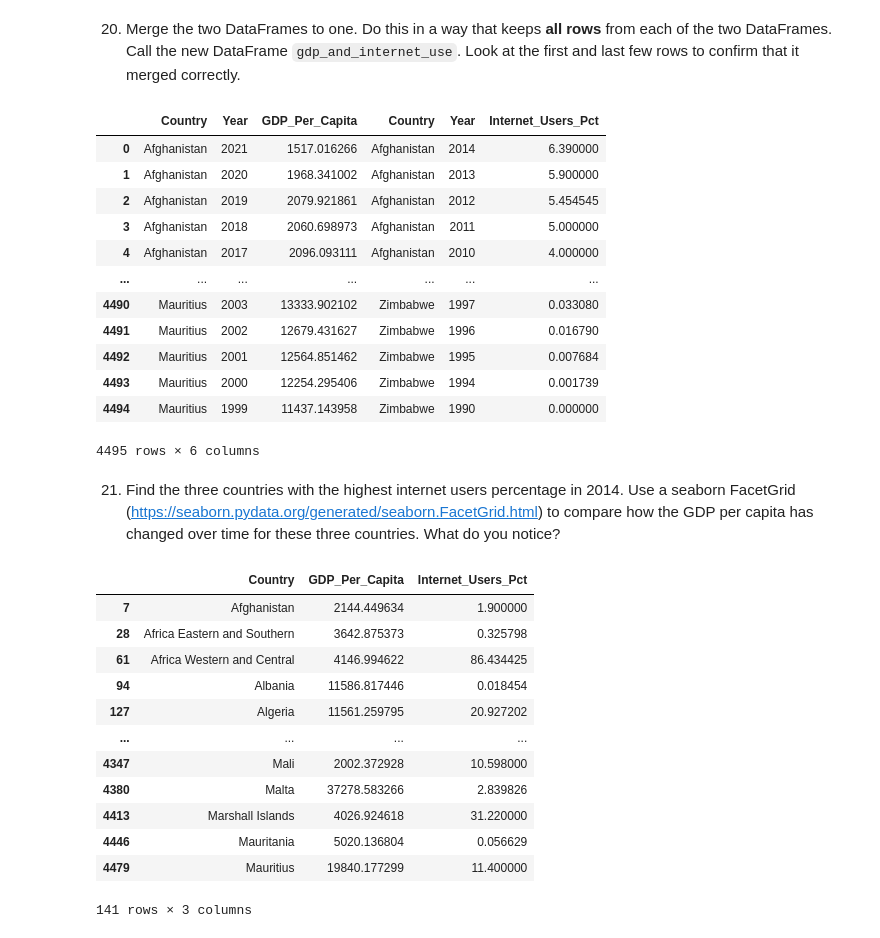
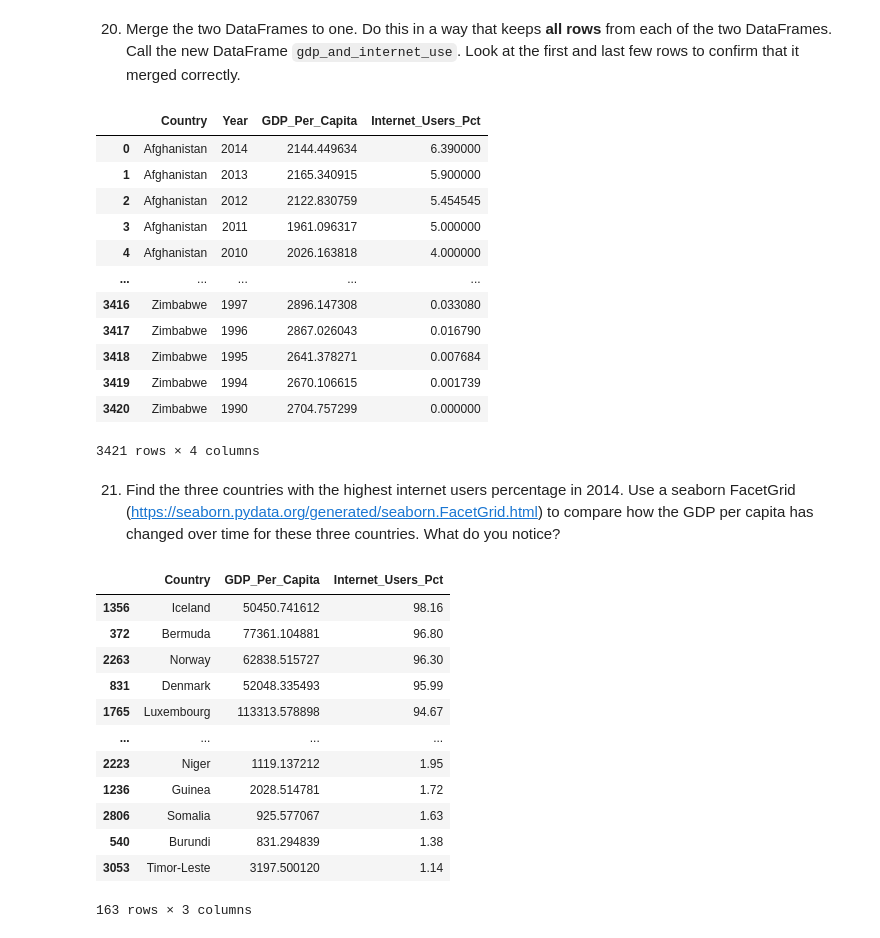
Before and after one commit to NSS-Data-Analytics-Cohort-10/gdp-and-internet-usage-rushichokshi, a Jupyter notebook: notebooks/un_notebook.ipynb, the cells around one changed output. Drawn from its saved outputs; the diff is of its cells as text; code cells hidden in the pictures.

```diff
--- a/notebooks/un_notebook.ipynb
+++ b/notebooks/un_notebook.ipynb
@@ -702,42 +702,39 @@ Answer: 16
 # %% [markdown]
 20. Merge the two DataFrames to one. Do this in a way that keeps **all rows** from each of the two DataFrames. Call the new DataFrame `gdp_and_internet_use`. Look at the first and last few rows to confirm that it merged correctly.
 # %%
-gdp_and_internet_use=pd.concat([gdp_df,internet_df],axis=1,join="inner")
+gdp_and_internet_use=gdp_df.merge(internet_df,how='inner',on=['Country','Year'])
 #if you want to drop duplicated columns, you would enter this: gdp_and_internet_use=gdp_and_internet_use.loc[:,~gdp_and_internet_use.columns.duplicated()]
 gdp_and_internet_use
 # %% [output]
-|  | Country | Year | GDP_Per_Capita | Country | Year | Internet_Users_Pct |
-| 0 | Afghanistan | 2021 | 1517.016266 | Afghanistan | 2014 | 6.390000 |
-| 1 | Afghanistan | 2020 | 1968.341002 | Afghanistan | 2013 | 5.900000 |
-| 2 | Afghanistan | 2019 | 2079.921861 | Afghanistan | 2012 | 5.454545 |
-| 3 | Afghanistan | 2018 | 2060.698973 | Afghanistan | 2011 | 5.000000 |
-| 4 | Afghanistan | 2017 | 2096.093111 | Afghanistan | 2010 | 4.000000 |
-| ... | ... | ... | ... | ... | ... | ... |
-| 4490 | Mauritius | 2003 | 13333.902102 | Zimbabwe | 1997 | 0.033080 |
-| 4491 | Mauritius | 2002 | 12679.431627 | Zimbabwe | 1996 | 0.016790 |
-| 4492 | Mauritius | 2001 | 12564.851462 | Zimbabwe | 1995 | 0.007684 |
-| 4493 | Mauritius | 2000 | 12254.295406 | Zimbabwe | 1994 | 0.001739 |
-| 4494 | Mauritius | 1999 | 11437.143958 | Zimbabwe | 1990 | 0.000000 |
+|  | Country | Year | GDP_Per_Capita | Internet_Users_Pct |
+| 0 | Afghanistan | 2014 | 2144.449634 | 6.390000 |
+| 1 | Afghanistan | 2013 | 2165.340915 | 5.900000 |
+| 2 | Afghanistan | 2012 | 2122.830759 | 5.454545 |
+| 3 | Afghanistan | 2011 | 1961.096317 | 5.000000 |
+| 4 | Afghanistan | 2010 | 2026.163818 | 4.000000 |
+| ... | ... | ... | ... | ... |
+| 3416 | Zimbabwe | 1997 | 2896.147308 | 0.033080 |
+| 3417 | Zimbabwe | 1996 | 2867.026043 | 0.016790 |
+| 3418 | Zimbabwe | 1995 | 2641.378271 | 0.007684 |
+| 3419 | Zimbabwe | 1994 | 2670.106615 | 0.001739 |
+| 3420 | Zimbabwe | 1990 | 2704.757299 | 0.000000 |
-4495 rows × 6 columns
+3421 rows × 4 columns
 # %% [markdown]
 21. Find the three countries with the highest internet users percentage in 2014. Use a seaborn FacetGrid (https://seaborn.pydata.org/generated/seaborn.FacetGrid.html) to compare how the GDP per capita has changed over time for these three countries. What do you notice?
 # %%
-gdp_internet_2014=gdp_and_internet_use.loc[:,~gdp_and_internet_use.columns.duplicated()]
-gdp_internet_2014=gdp_internet_2014.loc[:,~gdp_internet_2014.columns.duplicated()]
-gdp_internet_2014=gdp_internet_2014[gdp_internet_2014["Year"]==2014]
-gdp_internet_2014=gdp_internet_2014.drop("Year",axis=1)
+gdp_internet_2014=gdp_and_internet_use[gdp_and_internet_use['Year']==2014].drop('Year',axis=1).sort_values('Internet_Users_Pct',ascending=False)
 gdp_internet_2014
 # %% [output]
 |  | Country | GDP_Per_Capita | Internet_Users_Pct |
-| 7 | Afghanistan | 2144.449634 | 1.900000 |
-| 28 | Africa Eastern and Southern | 3642.875373 | 0.325798 |
-| 61 | Africa Western and Central | 4146.994622 | 86.434425 |
-| 94 | Albania | 11586.817446 | 0.018454 |
-| 127 | Algeria | 11561.259795 | 20.927202 |
+| 1356 | Iceland | 50450.741612 | 98.16 |
+| 372 | Bermuda | 77361.104881 | 96.80 |
+| 2263 | Norway | 62838.515727 | 96.30 |
+| 831 | Denmark | 52048.335493 | 95.99 |
+| 1765 | Luxembourg | 113313.578898 | 94.67 |
 | ... | ... | ... | ... |
-| 4347 | Mali | 2002.372928 | 10.598000 |
-| 4380 | Malta | 37278.583266 | 2.839826 |
-| 4413 | Marshall Islands | 4026.924618 | 31.220000 |
-| 4446 | Mauritania | 5020.136804 | 0.056629 |
-| 4479 | Mauritius | 19840.177299 | 11.400000 |
+| 2223 | Niger | 1119.137212 | 1.95 |
+| 1236 | Guinea | 2028.514781 | 1.72 |
+| 2806 | Somalia | 925.577067 | 1.63 |
+| 540 | Burundi | 831.294839 | 1.38 |
+| 3053 | Timor-Leste | 3197.500120 | 1.14 |
-141 rows × 3 columns
+163 rows × 3 columns
```
Also changed, not shown: parts of 6 cells of this notebook.
